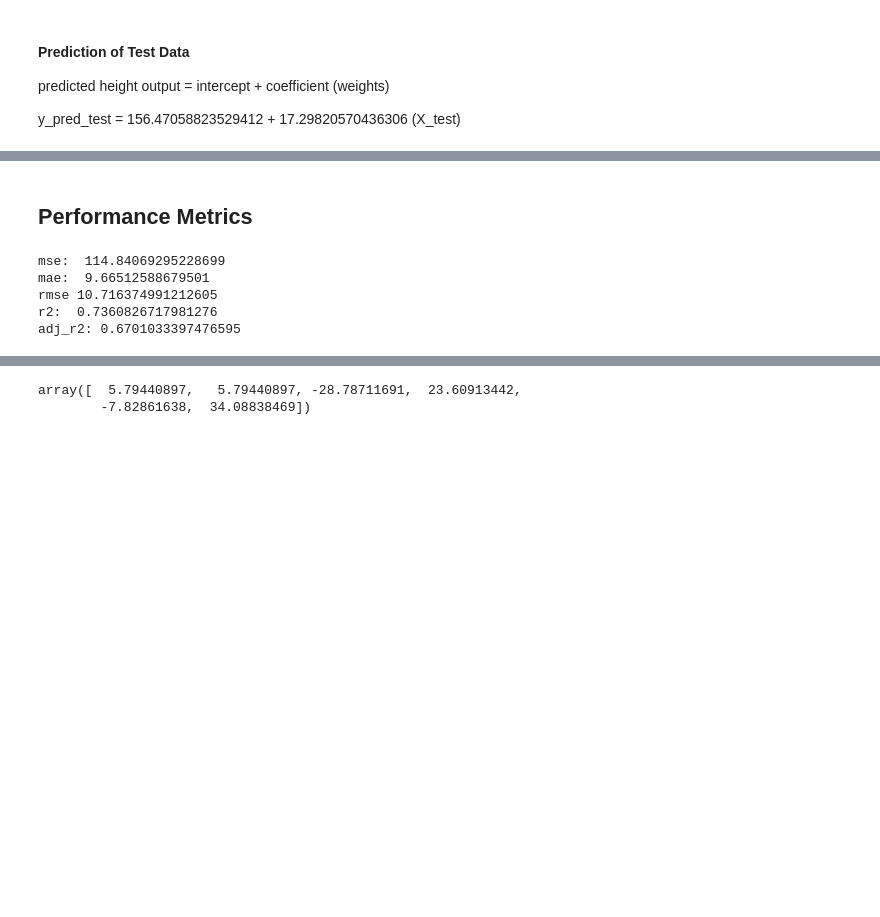
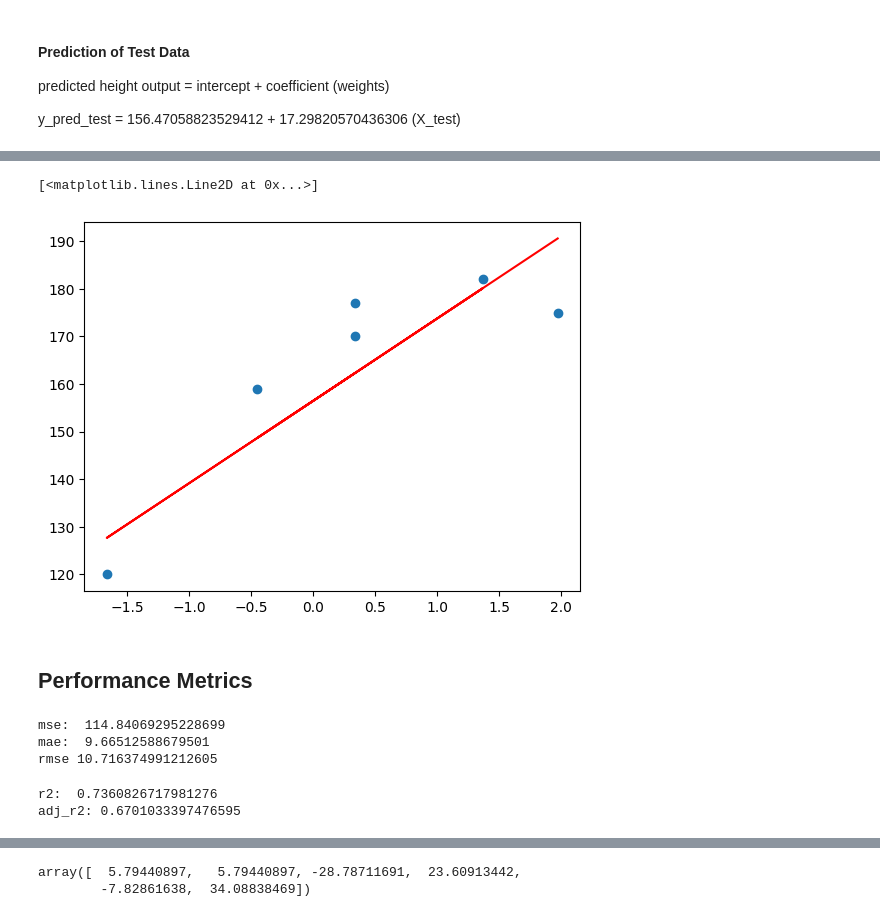
Before and after one commit to iceyisaak/slr-height-prediction, a Jupyter notebook: height-prediction.ipynb, the cells around one changed output, grey strips where cells are left out. Drawn from its saved outputs; the diff is of its cells as text; code cells hidden in the pictures; blank space fills up the shorter version.

```diff
--- a/height-prediction.ipynb
+++ b/height-prediction.ipynb
@@ -216,3 +255,10 @@ y_pred = regression.predict(X_test)
+# %%
+# Plot best fit line
+plt.scatter(X_test,y_test)
+plt.plot(X_test,regression.predict(X_test),color='red')
+# %% [output]
+[<matplotlib.lines.Line2D at 0x...>]
+[figure, added]
 # %% [markdown]
 ## Performance Metrics
 # %%
@@ -227,11 +273,13 @@ adj_r2 = 1 - (1 - r2) * (len(y_test) - 1) / (len(y_test) - X_test.shape[1] - 1)
 print('mse: ',mse)
 print('mae: ',mae)
 print('rmse', rmse)
-print('r2: ', r2)
-print('adj_r2:', adj_r2)
 # %% [output]
 mse:  114.84069295228699
 mae:  9.66512588679501
 rmse 10.716374991212605
-r2:  0.7360826717981276
-adj_r2: 0.6701033397476595
+# %%
+print('r2: ', r2)
+print('adj_r2:', adj_r2)
+# %% [output]
+r2:  0.7360826717981276
+adj_r2: 0.6701033397476595
```
Also changed, not shown: parts of 32 cells of this notebook.
